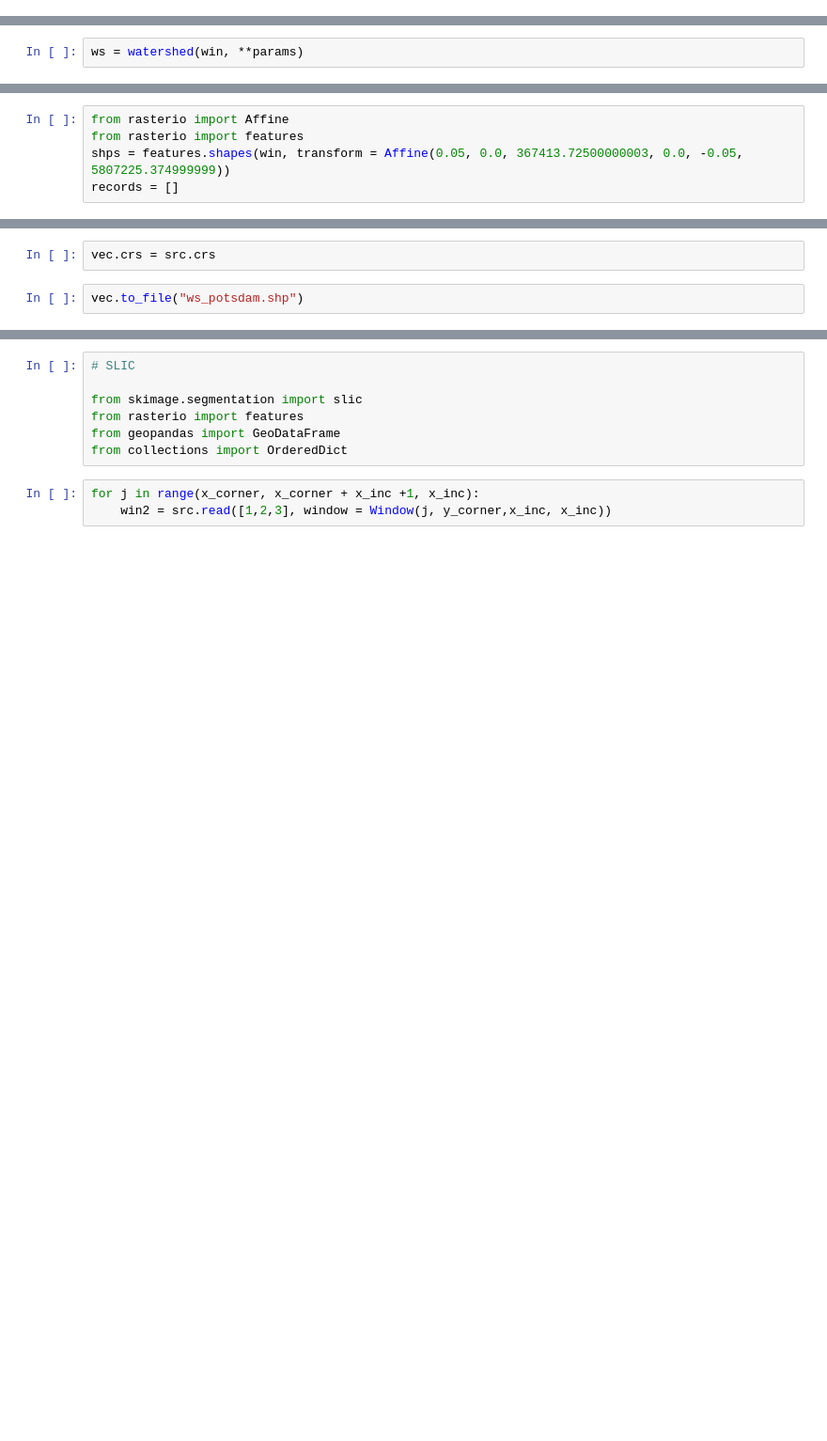
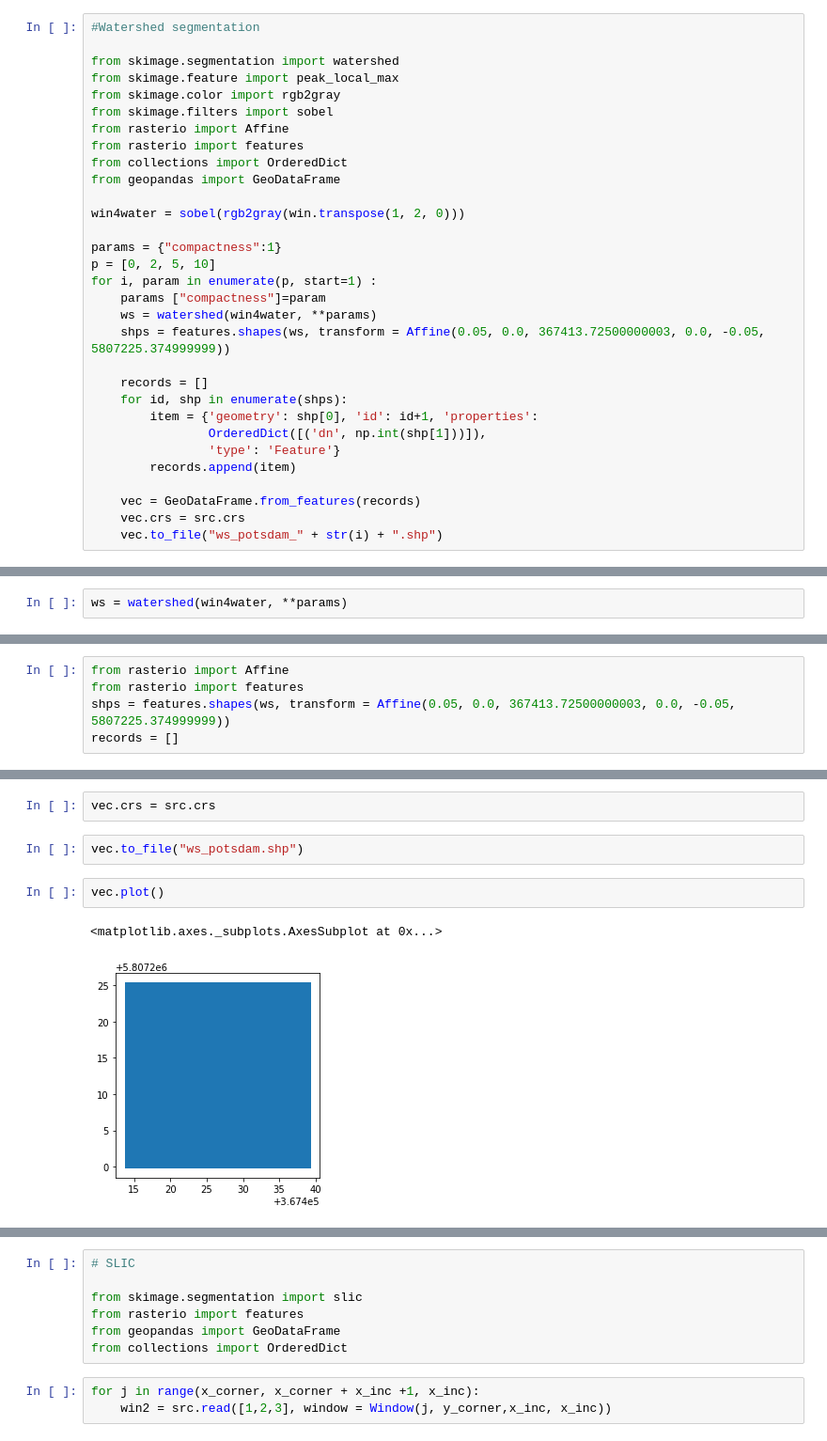
Before and after one commit to aspenmanning/learn_python, a Jupyter notebook: Assignment_093019.ipynb, the cells around one changed output, grey strips where cells are left out. Shown at 94% size. Drawn from its saved outputs; the diff is of its cells as text; blank space fills up the shorter version.

```diff
--- a/Assignment_093019.ipynb
+++ b/Assignment_093019.ipynb
@@ -39,0 +31,31 @@ for i in [0, 2, 5, 10]:
+# %%
+#Watershed segmentation
+
+from skimage.segmentation import watershed
+from skimage.feature import peak_local_max
+from skimage.color import rgb2gray
+from skimage.filters import sobel
+from rasterio import Affine
+from rasterio import features
+from collections import OrderedDict
+from geopandas import GeoDataFrame
+
+win4water = sobel(rgb2gray(win.transpose(1, 2, 0)))
+
+params = {"compactness":1}
+p = [0, 2, 5, 10]
+for i, param in enumerate(p, start=1) :
+    params ["compactness"]=param
+    ws = watershed(win4water, **params)
+    shps = features.shapes(ws, transform = Affine(0.05, 0.0, 367413.72500000003, 0.0, -0.05, 5807225.374999999))
+
+    records = []
+    for id, shp in enumerate(shps):
+        item = {'geometry': shp[0], 'id': id+1, 'properties':
+                OrderedDict([('dn', np.int(shp[1]))]),
+                'type': 'Feature'}
+        records.append(item)
+
+    vec = GeoDataFrame.from_features(records)
+    vec.crs = src.crs
+    vec.to_file("ws_potsdam_" + str(i) + ".shp")
@@ -40,2 +71,2 @@ for i in [0, 2, 5, 10]:
 # %%
-ws = watershed(win, **params)
+ws = watershed(win4water, **params)
@@ -42,7 +81,7 @@ ws = watershed(win, **params)
 # %%
 from rasterio import Affine
 from rasterio import features
-shps = features.shapes(win, transform = Affine(0.05, 0.0, 367413.72500000003, 0.0, -0.05, 5807225.374999999))
+shps = features.shapes(ws, transform = Affine(0.05, 0.0, 367413.72500000003, 0.0, -0.05, 5807225.374999999))
 records = []
 # %%
 from collections import OrderedDict
@@ -60,3 +99,8 @@ vec = GeoDataFrame.from_features(records)
 vec.crs = src.crs
 # %%
 vec.to_file("ws_potsdam.shp")
+# %%
+vec.plot()
+# %% [output]
+<matplotlib.axes._subplots.AxesSubplot at 0x...>
+[figure, added]
```
Also changed, not shown: parts of 7 cells of this notebook.
